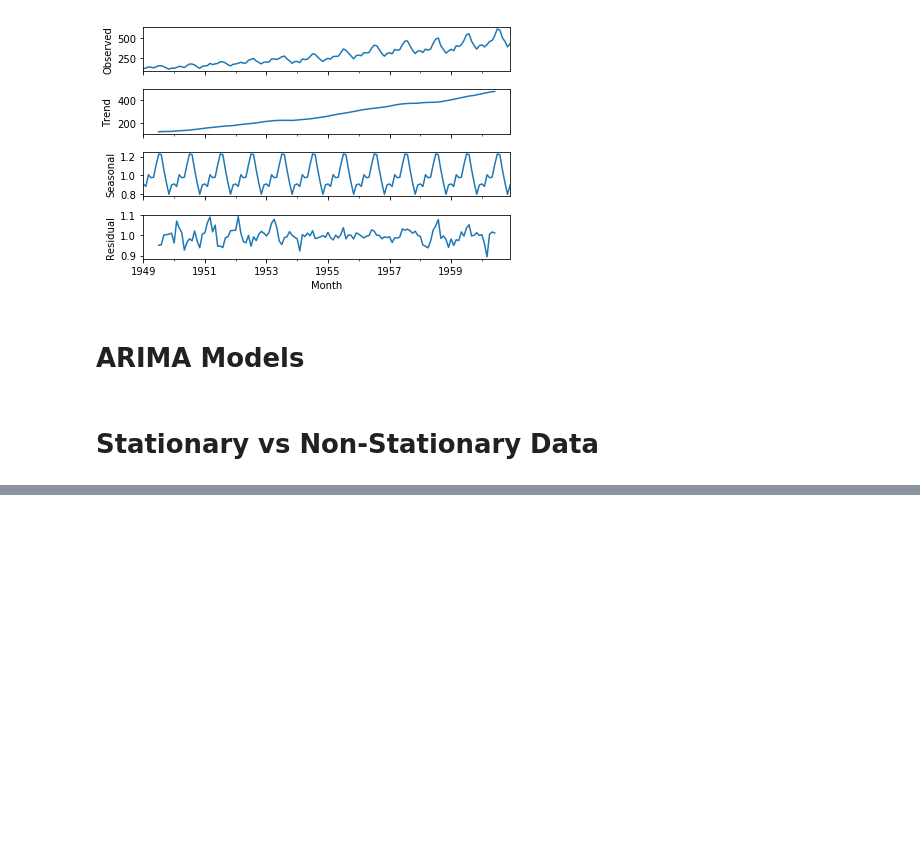
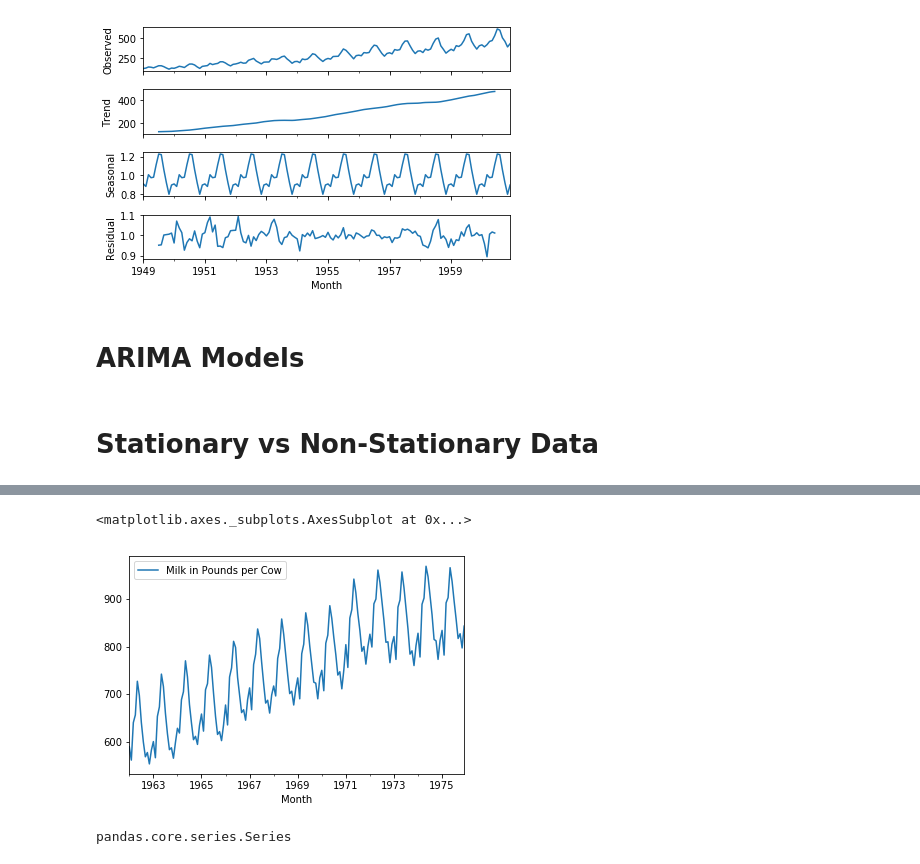
Before and after one commit to vitaliAI/Python-Source-Code, a Jupyter notebook: Time Series Analysis/Time Series.ipynb, the cells around one changed output, grey strips where cells are left out. Saved outputs shown, nothing was run; the diff lists cells and outputs as text; code cells hidden in the pictures; blank space fills up the shorter version.

```diff
--- a/Time Series Analysis/Time Series.ipynb
+++ b/Time Series Analysis/Time Series.ipynb
@@ -241,0 +265,2 @@ fig = result.plot()
+# %%
+df.columns = ['Month', 'Milk in Pounds per Cow']
@@ -241,0 +285,2 @@ fig = result.plot()
+# %%
+df.drop(168, axis=0, inplace=True)
@@ -241,0 +296,2 @@ fig = result.plot()
+# %%
+df['Month'] = pd.to_datetime(df['Month'])
@@ -241,0 +307,2 @@ fig = result.plot()
+# %%
+df.set_index('Month', inplace=True)
@@ -241,0 +342,5 @@ fig = result.plot()
+# %%
+df.plot()
+# %% [output]
+<matplotlib.axes._subplots.AxesSubplot at 0x...>
+[figure, added]
@@ -241,0 +349,4 @@ fig = result.plot()
+# %%
+type(time_series)
+# %% [output]
+pandas.core.series.Series
```
Also changed, not shown: parts of 16 cells of this notebook.
